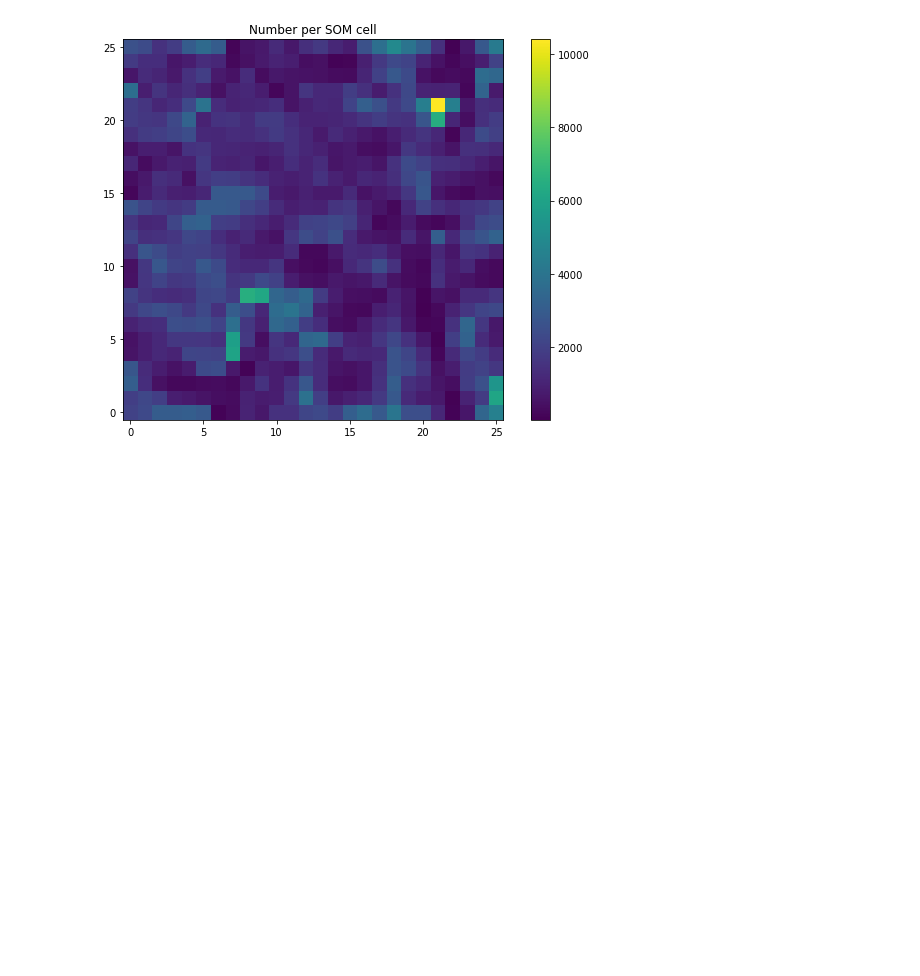
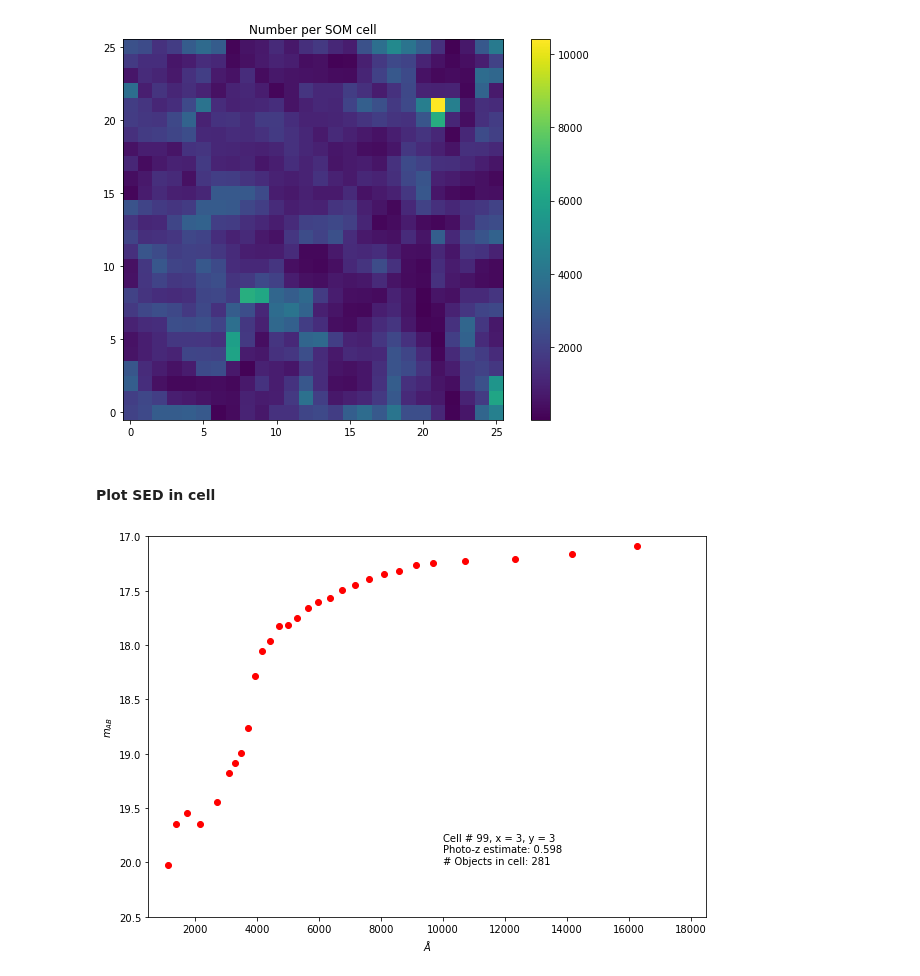
Before and after one commit to LSSTDESC/pz_bayes, a Jupyter notebook: notebooks/reproduce_SB2.ipynb, the cells around one changed output. Cells and saved outputs as stored; diff of their text form; code cells hidden in the pictures; blank space fills up the shorter version.

Commit message:
Add SED plots

```diff
--- a/notebooks/reproduce_SB2.ipynb
+++ b/notebooks/reproduce_SB2.ipynb
@@ -440,3 +440,38 @@ plt.show()
 som_wide.plot_counts_per_cell()
 # %% [output]
 [figure]
+# %% [markdown]
+#### Plot SED in cell
+# %%
+sed_columns = []
+for col in train.colnames:
+    if 'sed' in col:
+        sed_columns.append(col)
+# %%
+cell = 99
+in_cell = train[som_deep._indices == cell]
+rnd = rng.choice(len(in_cell), size=1)
+sed = in_cell[rnd]
+
+plt.figure(figsize(10,7))
+plt.axis([500, 18500, 17.0, 20.5])
+for k, sed_col in enumerate(sed_columns):
+    to_jy = 1 / (4.4659e13 / (8.4 ** 2))
+    jy = sed[sed_col] * to_jy
+    ab = -2.5 * np.log10(jy / 3631)
+    start, width = sed_columns[k].split('_')[1:]
+    start, width = int(start), int(width)
+    wlen = (start + (start + width)) / 2 # angstroms
+    plt.plot(wlen, ab, 'ro')
+x = cell % np.abs(nside_deep)
+y = cell // np.abs(nside_deep)
+t = (f'Cell # {cell}, x = {x}, y = {y} \n'
+     f'Photo-z estimate: {np.round(som_deep._target_pred[cell], 3)}\n'
+     f'# Objects in cell: {len(in_cell)}')
+plt.text(10000, 20, t, ha='left', wrap=True)
+plt.gca().invert_yaxis()
+plt.xlabel(r'$\AA$')
+plt.ylabel(r'$m_{AB}$')
+plt.show()
+# %% [output]
+[figure, added]
```
Also changed, not shown: parts of 2 cells of this notebook.
